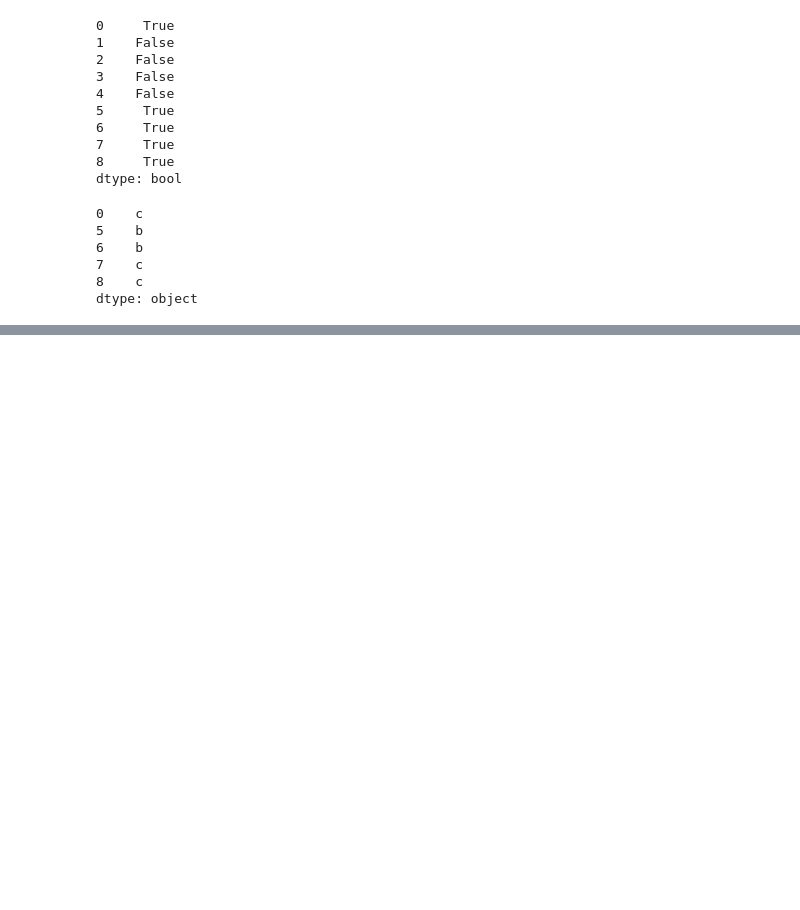
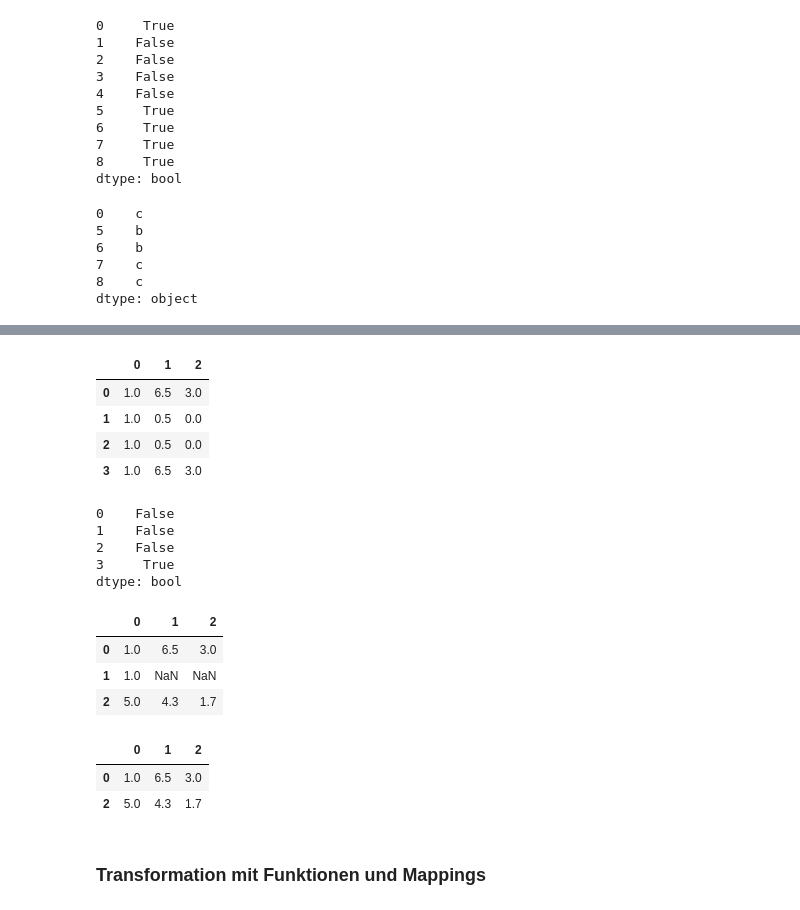
Before and after one commit to juergmannes/python_playground, a Jupyter notebook: pandas.ipynb, the cells around one changed output, grey strips where cells are left out. Drawn from its saved outputs; the diff is of its cells as text; code cells hidden in the pictures; blank space fills up the shorter version.

```diff
--- a/pandas.ipynb
+++ b/pandas.ipynb
@@ -607,0 +662,32 @@ dtype: object
+# %%
+data.fillna({0:1.,1:0.5,2:0})
+# %% [output]
+|  | 0 | 1 | 2 |
+| 0 | 1.0 | 6.5 | 3.0 |
+| 1 | 1.0 | 0.5 | 0.0 |
+| 2 | 1.0 | 0.5 | 0.0 |
+| 3 | 1.0 | 6.5 | 3.0 |
+# %%
+data = pd.DataFrame([[1.,6.5,3.],[1.,NA,NA],[5.,4.3,1.7],[1.,6.5,3.]])
+data.duplicated()
+# %% [output]
+0    False
+1    False
+2    False
+3     True
+dtype: bool
+# %%
+data.drop_duplicates()
+# %% [output]
+|  | 0 | 1 | 2 |
+| 0 | 1.0 | 6.5 | 3.0 |
+| 1 | 1.0 | NaN | NaN |
+| 2 | 5.0 | 4.3 | 1.7 |
+# %%
+data.drop_duplicates([0])
+# %% [output]
+|  | 0 | 1 | 2 |
+| 0 | 1.0 | 6.5 | 3.0 |
+| 2 | 5.0 | 4.3 | 1.7 |
+# %% [markdown]
+### Transformation mit Funktionen und Mappings
```
Also changed, not shown: parts of 15 cells of this notebook.
